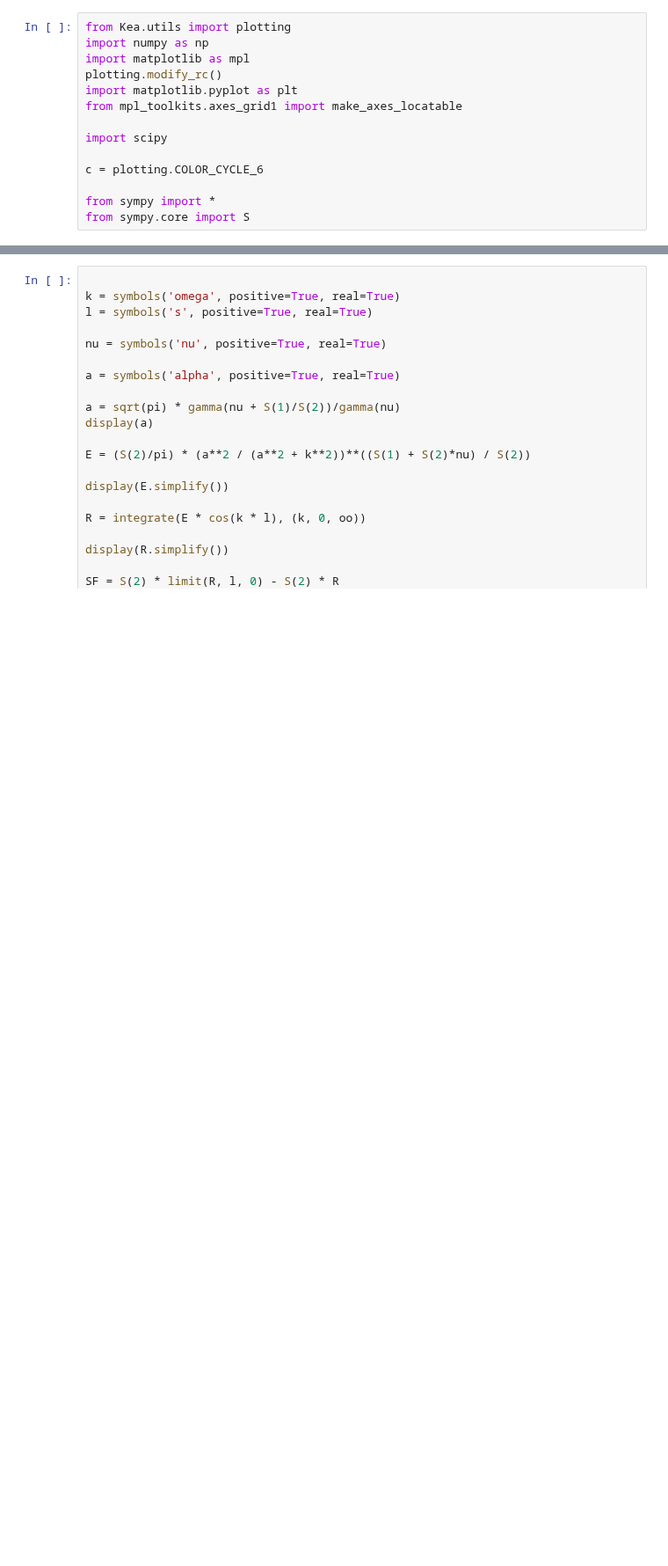
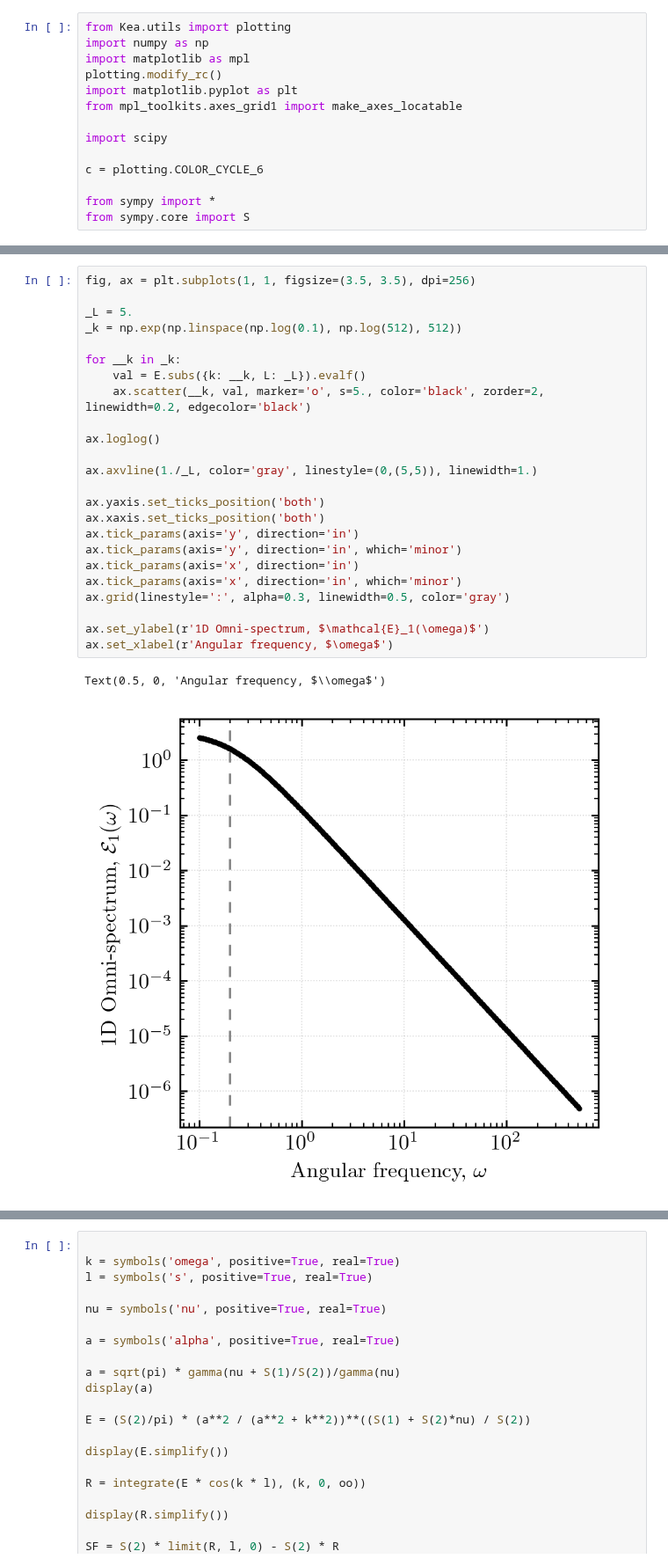
Before and after one commit to mab68/Kea, a Jupyter notebook: example_notebooks/analytical/pope.ipynb, the cells around one changed output, grey strips where cells are left out. Shown at 88% size. Cells and saved outputs as stored; diff of their text form; blank space fills up the shorter version.

```diff
--- a/example_notebooks/analytical/pope.ipynb
+++ b/example_notebooks/analytical/pope.ipynb
@@ -14,0 +28,27 @@ from sympy.core import S
+# %%
+fig, ax = plt.subplots(1, 1, figsize=(3.5, 3.5), dpi=256)
+
+_L = 5.
+_k = np.exp(np.linspace(np.log(0.1), np.log(512), 512))
+
+for __k in _k:
+    val = E.subs({k: __k, L: _L}).evalf()
+    ax.scatter(__k, val, marker='o', s=5., color='black', zorder=2, linewidth=0.2, edgecolor='black')
+
+ax.loglog()
+
+ax.axvline(1./_L, color='gray', linestyle=(0,(5,5)), linewidth=1.)
+
+ax.yaxis.set_ticks_position('both')
+ax.xaxis.set_ticks_position('both')
+ax.tick_params(axis='y', direction='in')
+ax.tick_params(axis='y', direction='in', which='minor')
+ax.tick_params(axis='x', direction='in')
+ax.tick_params(axis='x', direction='in', which='minor')
+ax.grid(linestyle=':', alpha=0.3, linewidth=0.5, color='gray')
+
+ax.set_ylabel(r'1D Omni-spectrum, $\mathcal{E}_1(\omega)$')
+ax.set_xlabel(r'Angular frequency, $\omega$')
+# %% [output]
+Text(0.5, 0, 'Angular frequency, $\\omega$')
+[figure, added]
```
Also changed, not shown: parts of 4 cells of this notebook, 8 other files.
